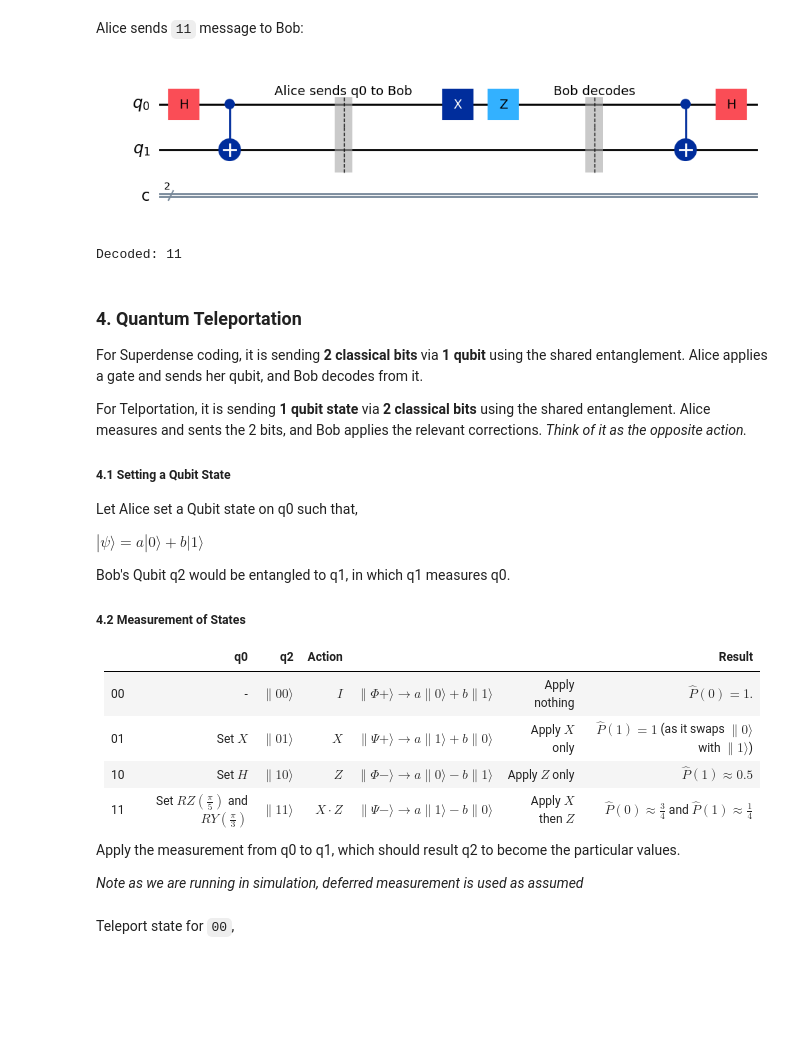
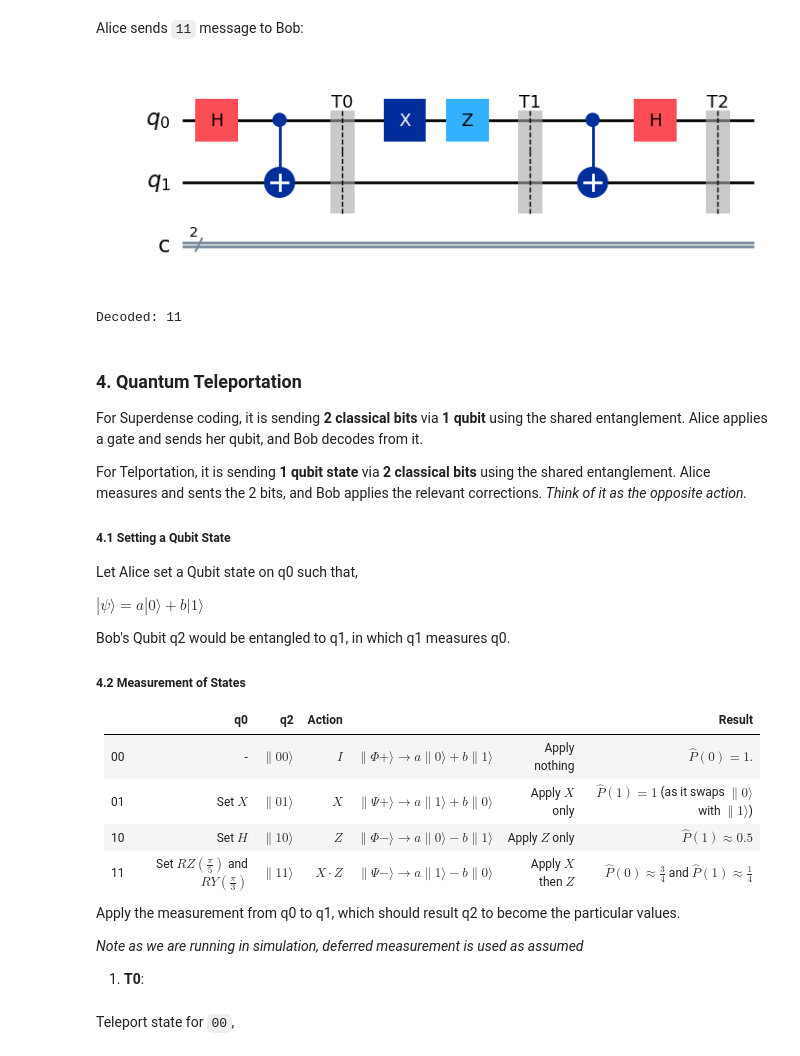
Before and after one commit to oooookk7/Quantum-Computing-with-Qiskit, a Jupyter notebook: 01-teleportation.ipynb, the cells around one changed output. Cells and saved outputs as stored; diff of their text form; code cells hidden in the pictures; blank space fills up the shorter version.

```diff
--- a/01-teleportation.ipynb
+++ b/01-teleportation.ipynb
@@ -328,6 +336,7 @@ class SuperDense:
         self.qc = QuantumCircuit(2, 2)
         self.qc.h(0)
         self.qc.cx(0, 1)
+        self.qc.barrier(label="T0")
 
     def encode(self, message_bits):
         # Identity means nothing
@@ -344,9 +353,12 @@ class SuperDense:
             self.qc.x(0)
             self.qc.z(0)
 
+        self.qc.barrier(label="T1")
+
     def decode(self):
         self.qc.cx(0, 1)
         self.qc.h(0)
+        self.qc.barrier(label="T2")
 
     def measure(self):
         # Each call collapses the state and mutates the circuit, so create a copy to not mutate the original circuit
@@ -405,13 +411,11 @@ Decoded: 01
 Alice sends `11` message to Bob:
 # %%
 sd = SuperDense()
-sd.qc.barrier(label="Alice sends q0 to Bob")
 sd.encode('11')
-sd.qc.barrier(label="Bob decodes")
 sd.decode()
 sd.qc.draw("mpl")
 # %% [output]
-[figure, old version]
+[figure, new version]
 # %%
 print('Decoded:', sd.measure())
 # %% [output]
@@ -445,6 +449,8 @@ Bob's Qubit q2 would be entangled to q1, in which q1 measures q0.
 Apply the measurement from q0 to q1, which should result q2 to become the particular values.
 
 _Note as we are running in simulation, deferred measurement is used as assumed_
+
+1. **T0**:
 # %%
 import numpy as np
 from qiskit_aer import AerSimulator
```
Also changed, not shown: parts of 16 cells of this notebook, 2 other files.
